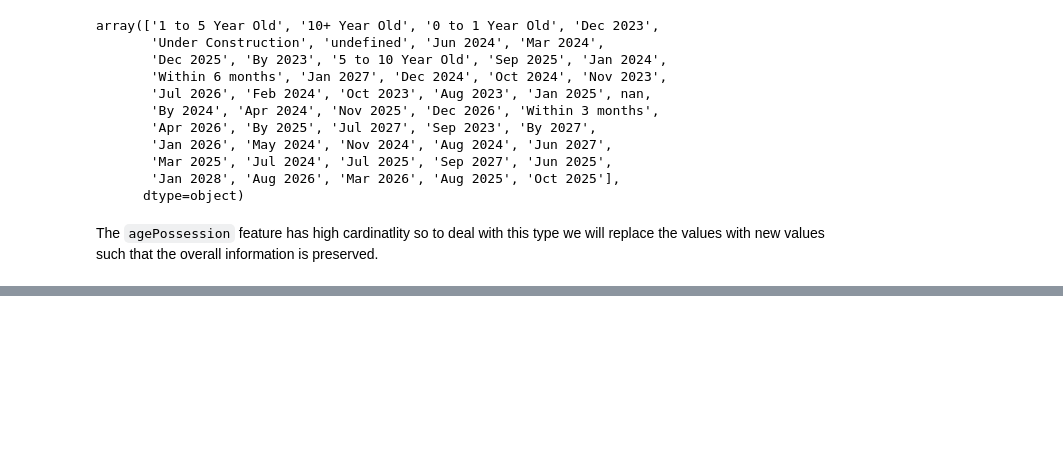
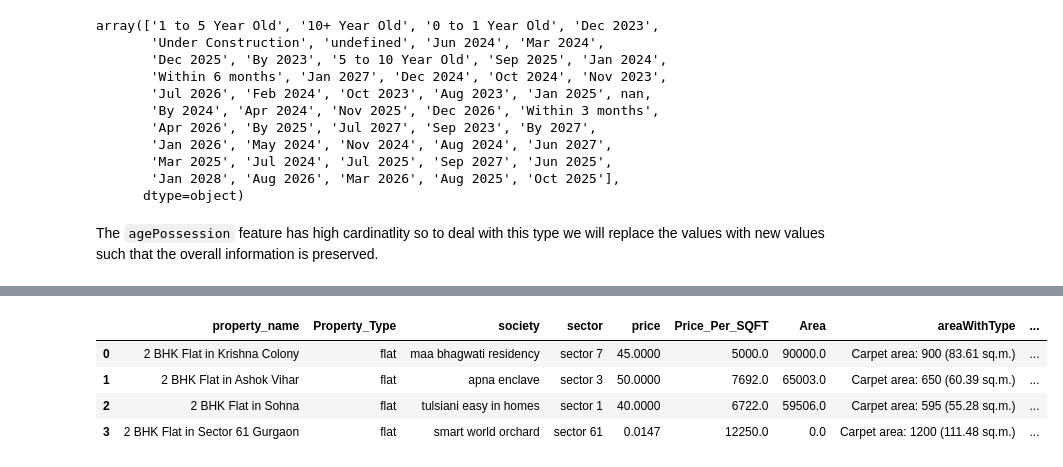
Before and after one commit to yuvraaj2002/AI_Projects, a Jupyter notebook: Find_Home.AI/Notebook_And_Dataset/Merge_Clean_Gurgaon.ipynb, the cells around one changed output, grey strips where cells are left out. Drawn from its saved outputs; the diff is of its cells as text; code cells hidden in the pictures; blank space fills up the shorter version.

```diff
--- a/Find_Home.AI/Notebook_And_Dataset/Merge_Clean_Gurgaon.ipynb
+++ b/Find_Home.AI/Notebook_And_Dataset/Merge_Clean_Gurgaon.ipynb
@@ -359,0 +431,23 @@ df['agePossession'] = df['agePossession'].apply(categorize_age_possession)
+# %%
+n_clusters = 3
+
+# Fit the KMeans model
+kmeans = KMeans(n_clusters=n_clusters, random_state=42,n_init='auto')
+kmeans.fit(scaled_data)
+
+# Predict the cluster assignments for each row
+cluster_assignments = kmeans.predict(scaled_data)
+# %%
+# Selecting all the features other than furnish detials count
+df = df.iloc[:,:-18]
+
+# Creating a new feature where  0 -> unfurnished, 1 -> semifurnished and 2 -> furnished
+df['furnishing_type'] = cluster_assignments
+# %%
+df.head(4)
+# %% [output]
+|  | property_name | Property_Type | society | sector | price | Price_Per_SQFT | Area | areaWithType | ... |
+| 0 | 2 BHK Flat in Krishna Colony | flat | maa bhagwati residency | sector 7 | 45.0000 | 5000.0 | 90000.0 | Carpet area: 900 (83.61 sq.m.) | ... |
+| 1 | 2 BHK Flat in Ashok Vihar | flat | apna enclave | sector 3 | 50.0000 | 7692.0 | 65003.0 | Carpet area: 650 (60.39 sq.m.) | ... |
+| 2 | 2 BHK Flat in Sohna | flat | tulsiani easy in homes | sector 1 | 40.0000 | 6722.0 | 59506.0 | Carpet area: 595 (55.28 sq.m.) | ... |
+| 3 | 2 BHK Flat in Sector 61 Gurgaon | flat | smart world orchard | sector 61 | 0.0147 | 12250.0 | 0.0 | Carpet area: 1200 (111.48 sq.m.) | ... |
```
Also changed, not shown: parts of 8 cells of this notebook.
